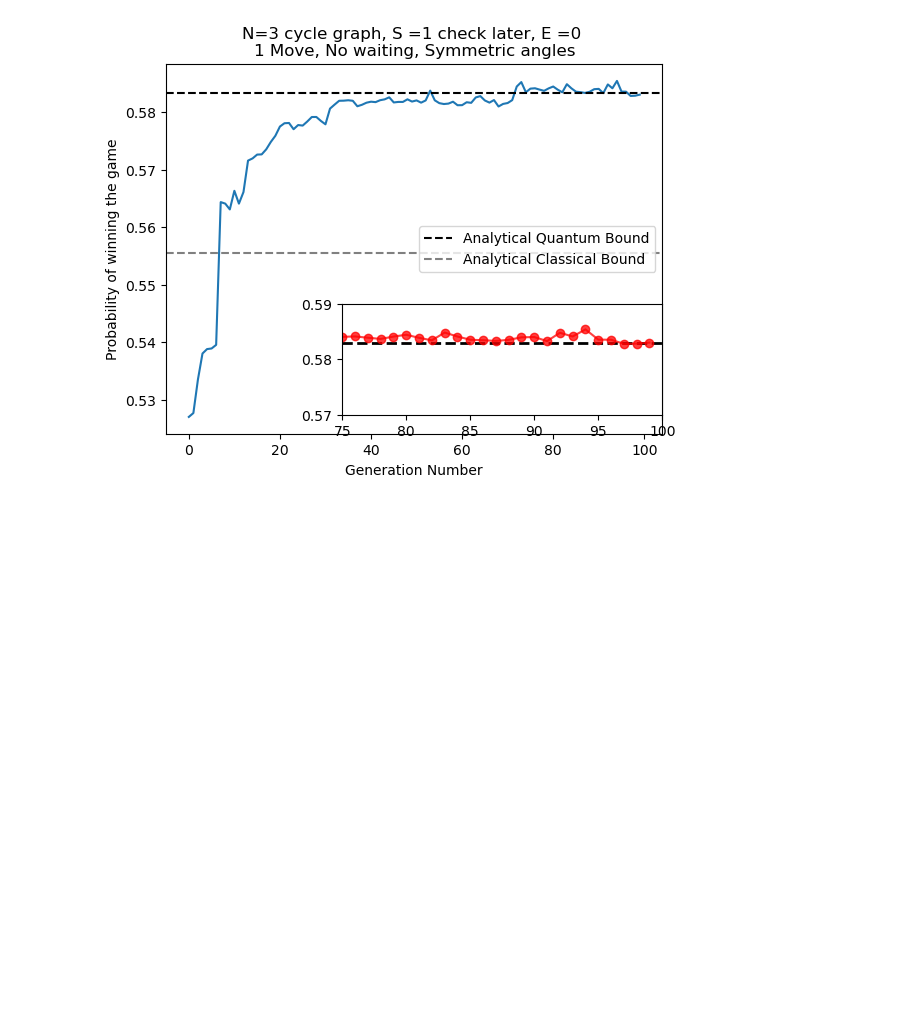
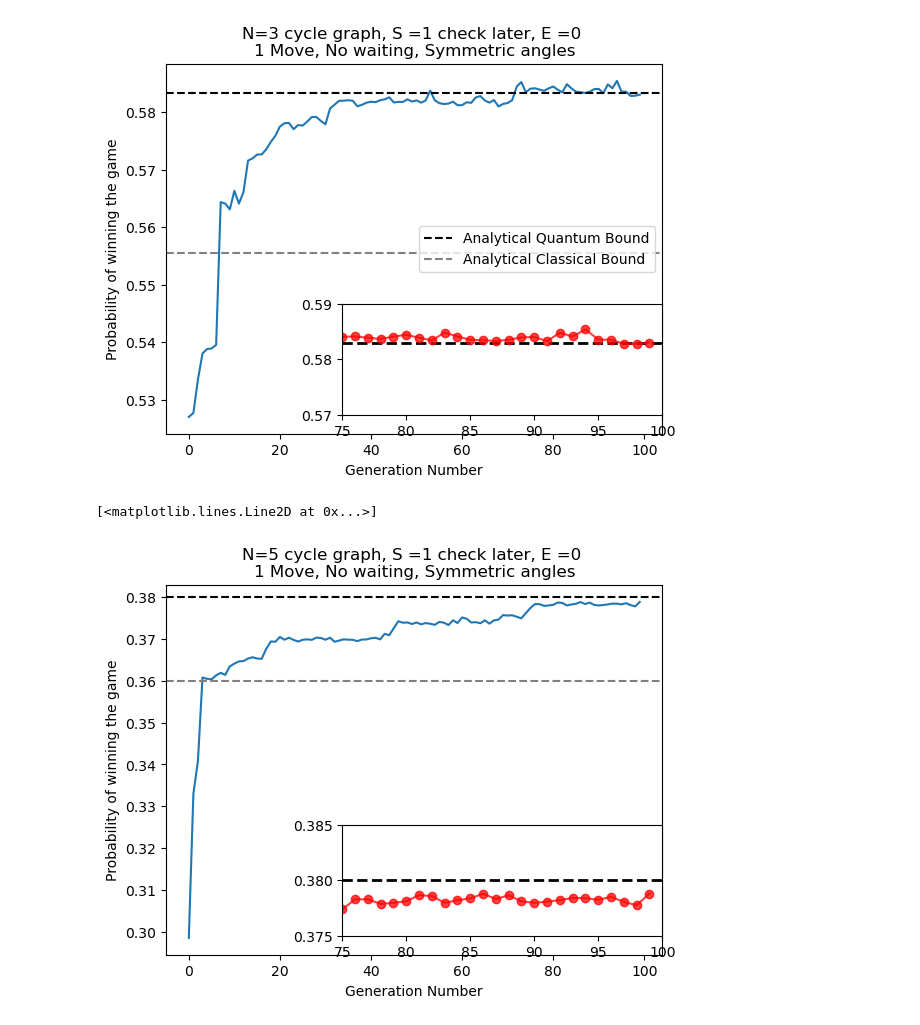
Before and after one commit to Jlftucker/rendezvoususingC, a Jupyter notebook: RendzvousInC++/data/PlottingNotebook.ipynb, the cells around one changed output. Drawn from its saved outputs; the diff is of its cells as text; code cells hidden in the pictures; blank space fills up the shorter version.

Commit message:
Cycle 5 graphs, looks like it could use some tweaking

```diff
--- a/RendzvousInC++/data/PlottingNotebook.ipynb
+++ b/RendzvousInC++/data/PlottingNotebook.ipynb
@@ -111,0 +114,36 @@ The PostScript backend does not support transparency; partially transparent arti
+# %%
+file_name='./fitness_vals/cycle5datafile_2024-09-20_14-43-26.csv'
+
+with open(file_name) as csvfile:
+    generations =[]#define new generation list
+    reader = csv.reader(csvfile, delimiter=',')
+    for row in reader:
+        generations.append(row)
+        #print(generations)
+
+num_generations = len(generations)#total number of generation
+num_elements = len(generations[0])#total number of individuals in the population
+
+elements, element_list =Plotter.setup_data_arrays_maxval(generations, num_generations, num_elements)
+
+fig, ax2 = plt.subplots()
+
+#Now we plot
+plt.plot(element_list,elements)
+plt.title("N=5 cycle graph, S =1 check later, E =0 \n"
+         "1 Move, No waiting, Symmetric angles")
+plt.xlabel("Generation Number")
+plt.ylabel("Probability of winning the game")
+plt.axhline(y =0.38, label = "Analytical Quantum Bound", linestyle = '--', color = 'black')
+plt.axhline(y =0.36, label = "Analytical Classical Bound",linestyle = '--', color = 'grey')
+
+
+left, bottom, width, height = [0.4, 0.15,0.5, 0.23]#
+ax2 = fig.add_axes([left, bottom, width, height])
+ax2.axhline(y=0.38, color='black', linestyle='--', linewidth=2,label='Theoretical Quantum Value')
+plt.xlim(75,100)
+plt.ylim(0.375,0.385)
+ax2.plot(element_list,elements, 'o-',color='red',alpha=0.75)
+# %% [output]
+[<matplotlib.lines.Line2D at 0x...>]
+[figure, added]
```
Also changed, not shown: parts of 1 cell of this notebook, 8 other files.
